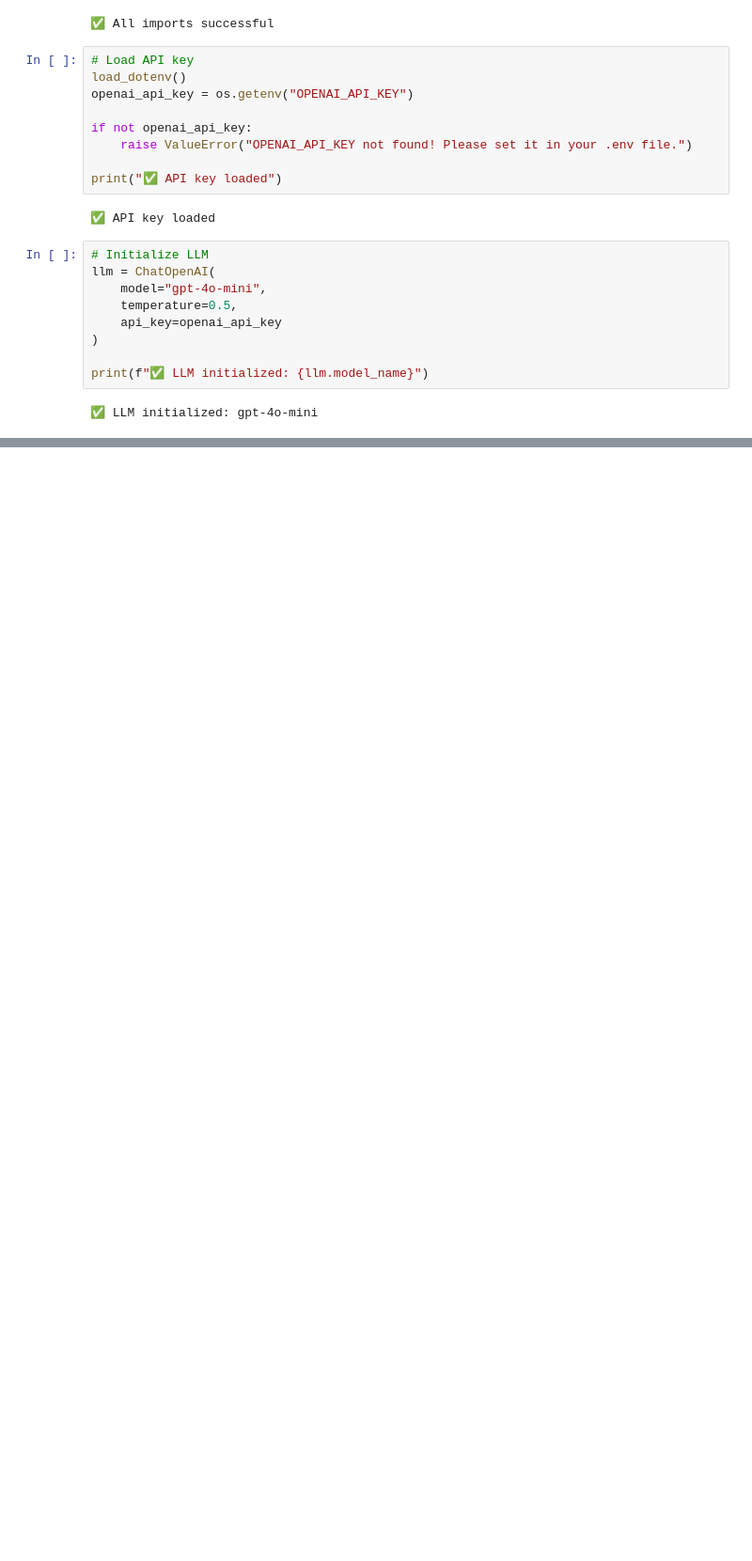
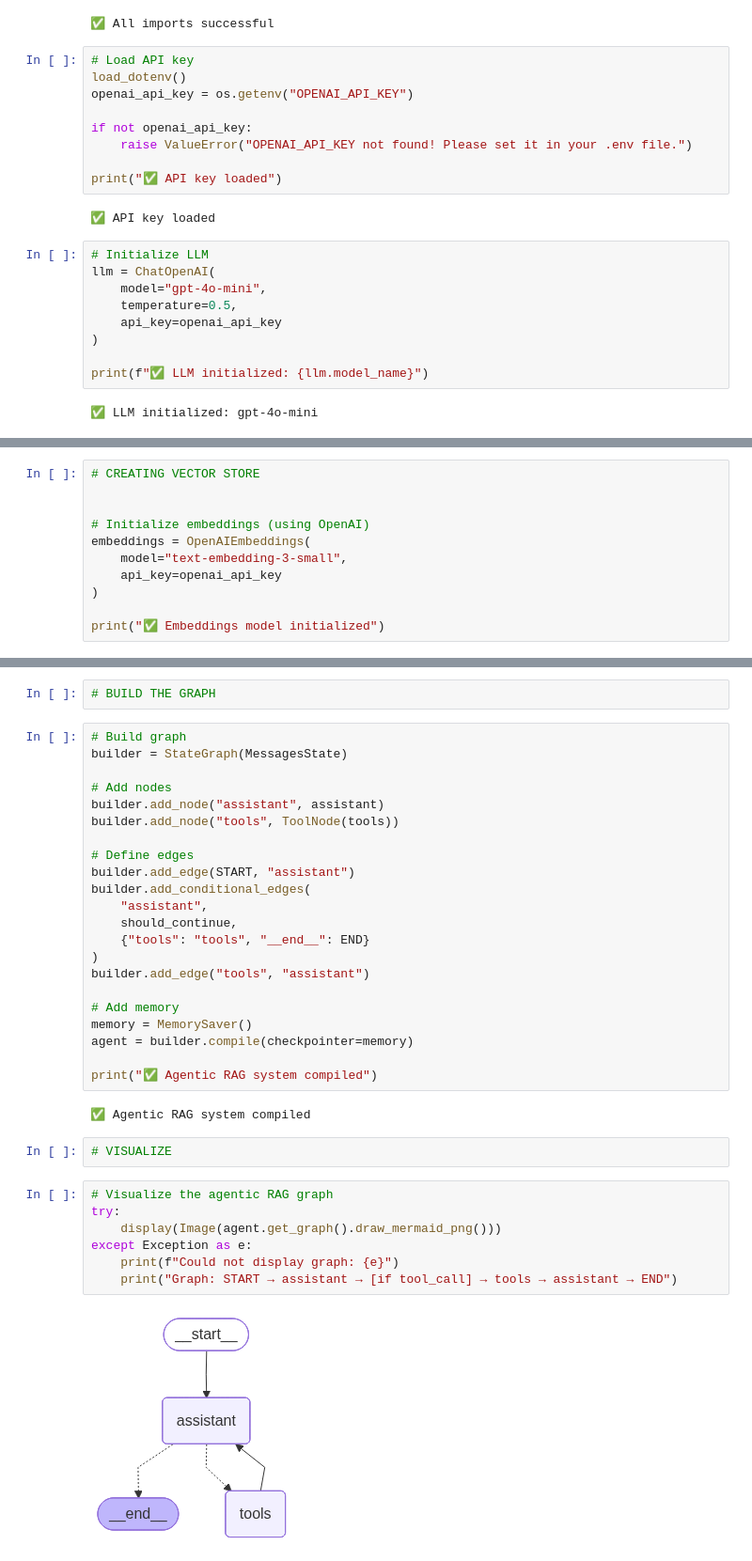
Before and after one commit to halimahAkinoso/AI-TASKS, a Jupyter notebook: AgenticRag.ipynb, the cells around one changed output, grey strips where cells are left out. Shown at 94% size. Saved outputs shown, nothing was run; the diff lists cells and outputs as text; blank space fills up the shorter version.

Commit message:
agentic updated

```diff
--- a/AgenticRag.ipynb
+++ b/AgenticRag.ipynb
@@ -90,0 +97,11 @@ else:
+# %%
+# CREATING VECTOR STORE
+
+
+# Initialize embeddings (using OpenAI)
+embeddings = OpenAIEmbeddings(
+    model="text-embedding-3-small",
+    api_key=openai_api_key
+)
+
+print("✅ Embeddings model initialized")
@@ -90,0 +260,37 @@ else:
+# %%
+# BUILD THE GRAPH
+# %%
+# Build graph
+builder = StateGraph(MessagesState)
+
+# Add nodes
+builder.add_node("assistant", assistant)
+builder.add_node("tools", ToolNode(tools))
+
+# Define edges
+builder.add_edge(START, "assistant")
+builder.add_conditional_edges(
+    "assistant",
+    should_continue,
+    {"tools": "tools", "__end__": END}
+)
+builder.add_edge("tools", "assistant")
+
+# Add memory
+memory = MemorySaver()
+agent = builder.compile(checkpointer=memory)
+
+print("✅ Agentic RAG system compiled")
+# %% [output]
+✅ Agentic RAG system compiled
+# %%
+# VISUALIZE
+# %%
+# Visualize the agentic RAG graph
+try:
+    display(Image(agent.get_graph().draw_mermaid_png()))
+except Exception as e:
+    print(f"Could not display graph: {e}")
+    print("Graph: START → assistant → [if tool_call] → tools → assistant → END")
+# %% [output]
+[figure, added]
```
Also changed, not shown: parts of 21 cells of this notebook, 6 other files.
